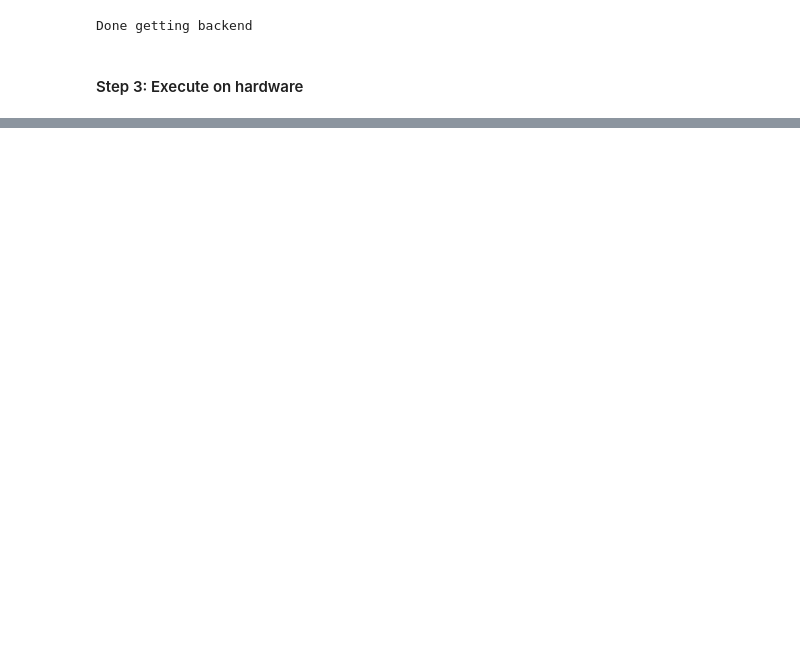
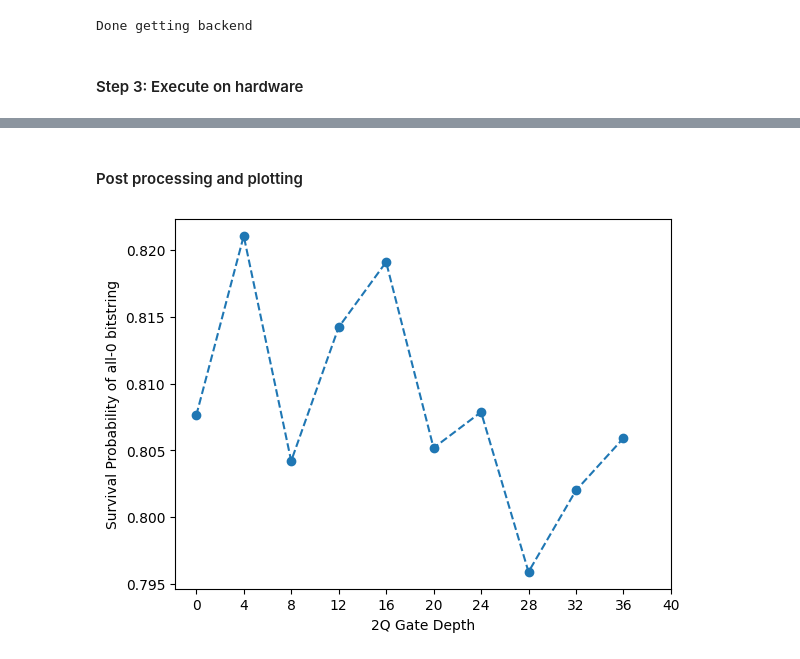
Before and after one commit to MehulPakhare/QuantumComputingQiskit, a Jupyter notebook: CodingWithQiskit/Primitives.ipynb, the cells around one changed output, grey strips where cells are left out. Cells and saved outputs as stored; diff of their text form; code cells hidden in the pictures; blank space fills up the shorter version.

```diff
--- a/CodingWithQiskit/Primitives.ipynb
+++ b/CodingWithQiskit/Primitives.ipynb
@@ -133,0 +134,24 @@ d3npk883qtks738eli1g
+# %% [markdown]
+#### Post processing and plotting
+# %%
+job_id = "d3o8ssbnquss73e48am0"
+job = service.job(job_id)
+
+survival_probability_list = []
+
+for trotter_step in range(max_trotter_steps):
+    try:
+        data = job.result()[trotter_step].data
+        survival_probability_list.append(data.c.get_counts()['0' *  len(measured_qubits)] / data.c.num_shots)
+    except:
+        survival_probability_list.append(0)
+# %%
+import matplotlib.pyplot as plt
+
+plt.plot(list(range(0,4 * max_trotter_steps, 4)), survival_probability_list, '--o')
+plt.xlabel('2Q Gate Depth')
+plt.ylabel('Survival Probability of all-0 bitstring')
+plt.xticks(np.arange(0,44,4))
+plt.show()
+# %% [output]
+[figure, added]
```
Also changed, not shown: parts of 2 cells of this notebook.
